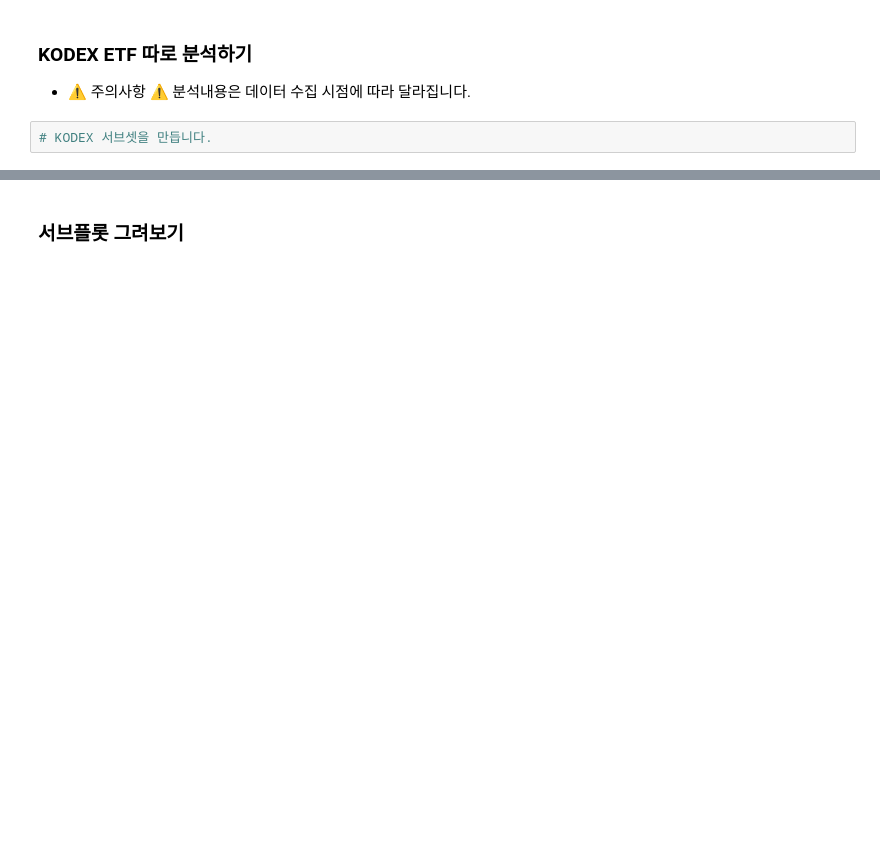
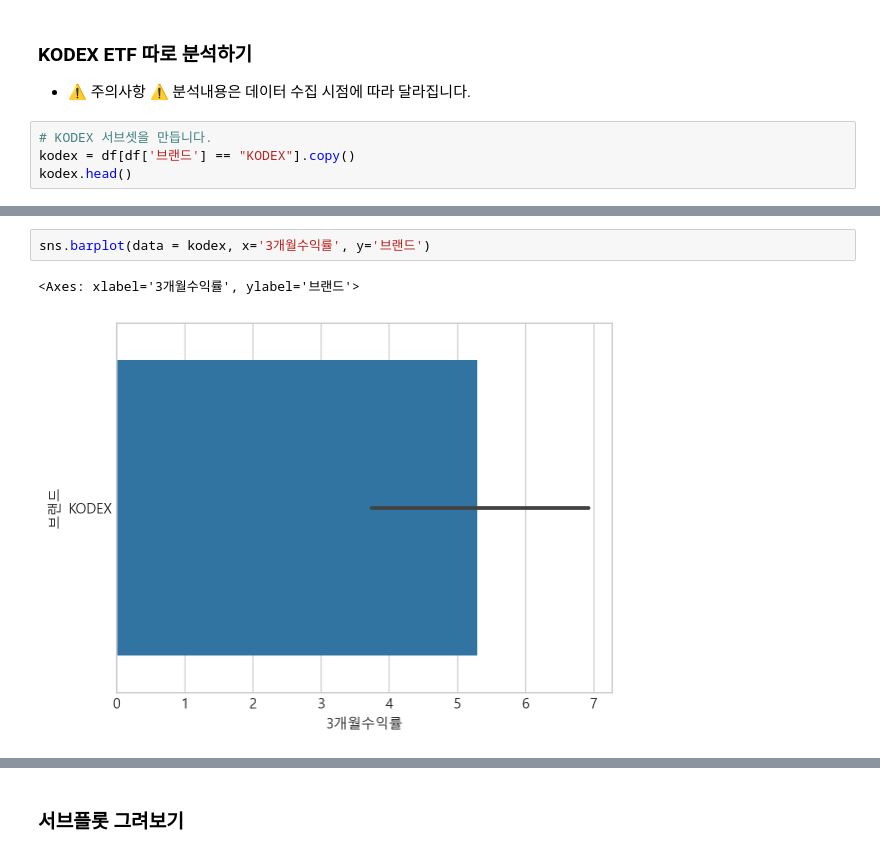
Before and after one commit to jamjamzo/finance-data-analysis, a Jupyter notebook: 4.3 ETF 분석과 시각화-input.ipynb, the cells around one changed output, grey strips where cells are left out. Cells and saved outputs as stored; diff of their text form; blank space fills up the shorter version.

```diff
--- a/4.3 ETF 분석과 시각화-input.ipynb
+++ b/4.3 ETF 분석과 시각화-input.ipynb
@@ -641,3 +641,5 @@ brand_3month_desc
 * ⚠️ 주의사항 ⚠️  분석내용은 데이터 수집 시점에 따라 달라집니다.
 # %%
 # KODEX 서브셋을 만듭니다.
+kodex = df[df['브랜드'] == "KODEX"].copy()
+kodex.head()
@@ -644,2 +653,7 @@ brand_3month_desc
+# %%
+sns.barplot(data = kodex, x='3개월수익률', y='브랜드')
+# %% [output]
+<Axes: xlabel='3개월수익률', ylabel='브랜드'>
+[figure, added]
 # %%
 # KODEX 의 boxplot을 그립니다.
```
Also changed, not shown: parts of 24 cells of this notebook.
